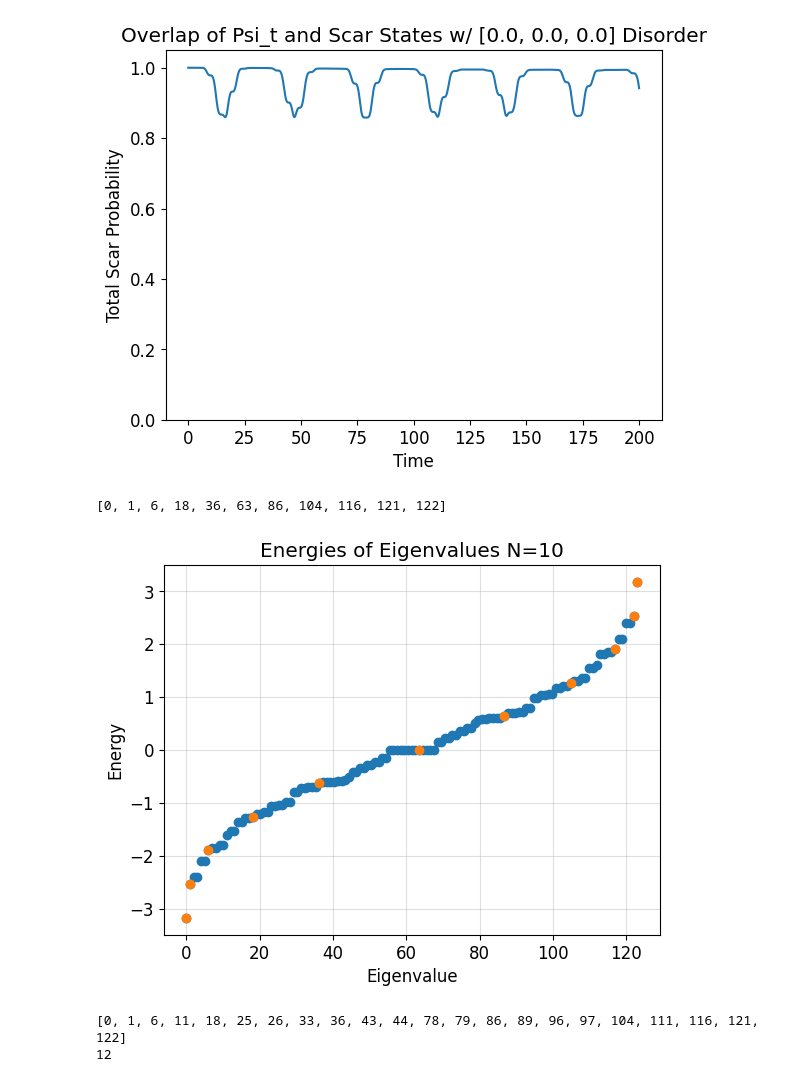
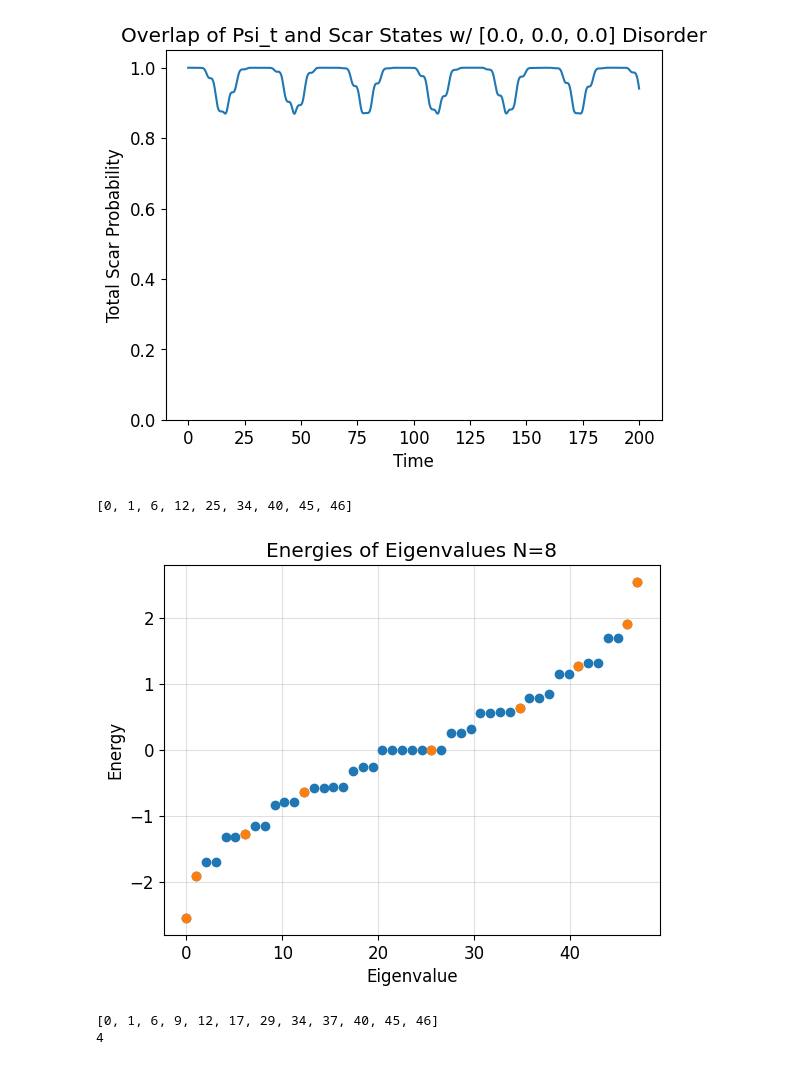
Before and after one commit to Idden/Quantum-Internship, a Jupyter notebook: Quantum_Batteries_Scars/disorder_tests/tantalizing_scar_patterns.ipynb, the cells around one changed output. Drawn from its saved outputs; the diff is of its cells as text; code cells hidden in the pictures.

```diff
--- a/Quantum_Batteries_Scars/disorder_tests/tantalizing_scar_patterns.ipynb
+++ b/Quantum_Batteries_Scars/disorder_tests/tantalizing_scar_patterns.ipynb
@@ -5,7 +5,7 @@ import matplotlib.pyplot as plt
 from quantumScarFunctions import *
 from quantumScarsPlotting import *
 # %%
-N = 10
+N = 8
 wd = 0.6365091993031289
 wm = 1.0
 tlist = np.linspace(0, 200, 600)
@@ -13,36 +13,36 @@ args = {"A": 0.1, "omega": wd}
 
 dx = 0.0
 dy = 0.0
 dz = 0.0
 
-H0, H1, eigenvalues, eigenstates, psi0, basisList = get_scar_ham(N, ham_disorder=[dz, dy, dx], random_seed=False)
+H0, H1, eigenvalues, eigenstates, psi0, basisList = get_scar_ham(N)
 
 scarIndices = giveMeScarOverlap(N, psi0, tlist, plot_scars=False, disorder=[dz, dy, dx], reals=1, args=args)
 print(scarIndices)
 
 # plt.figure(figsize=(15, 10))
 
 eigenvalues = H0.eigenenergies()
 xlist = np.linspace(0, len(eigenvalues), len(eigenvalues))
 plt.plot(xlist, eigenvalues, ".", ms=12)
 
 slist = []
 scarVals = []
 for i in scarIndices:
     slist.append(xlist[i])
     scarVals.append(eigenvalues[i])
 
 plt.plot(slist, scarVals, ".", ms=12)
 plt.grid(True)
 plt.xlabel("Eigenvalue")
 plt.ylabel("Energy")
 plt.grid(True, alpha=0.4)
 plt.title(f"Energies of Eigenvalues N={N}")
 plt.show()
 # %% [output]
 [figure]
-[0, 1, 6, 18, 36, 63, 86, 104, 116, 121, 122]
+[0, 1, 6, 12, 25, 34, 40, 45, 46]
-[figure, old version]
+[figure, new version]
 # %%
 tol = 1e-8
 eigs = eigenvalues
@@ -62,5 +62,5 @@ print(len(non_degen_states) - len(scarIndices) + 1)
 # 2, 6, 20, 48, 124, 298
 # 2, 4, 14, 28, 76, 174
 # %% [output]
-[0, 1, 6, 11, 18, 25, 26, 33, 36, 43, 44, 78, 79, 86, 89, 96, 97, 104, 111, 116, 121, 122]
-12
+[0, 1, 6, 9, 12, 17, 29, 34, 37, 40, 45, 46]
+4
```
Also changed, not shown: 4 other files.
